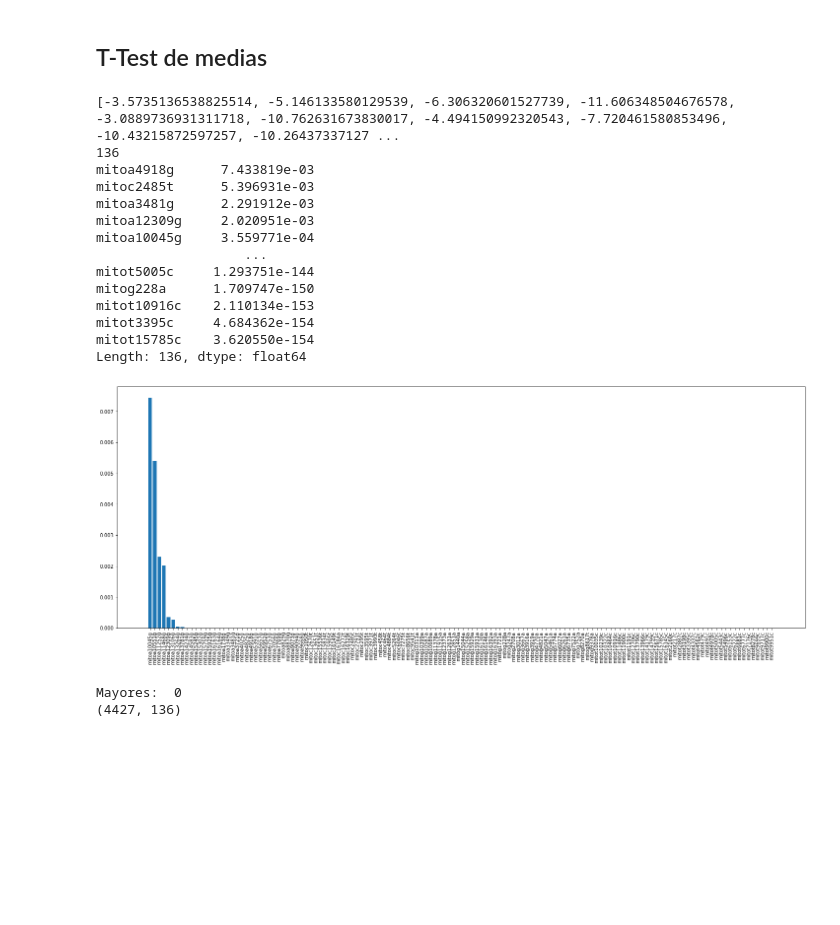
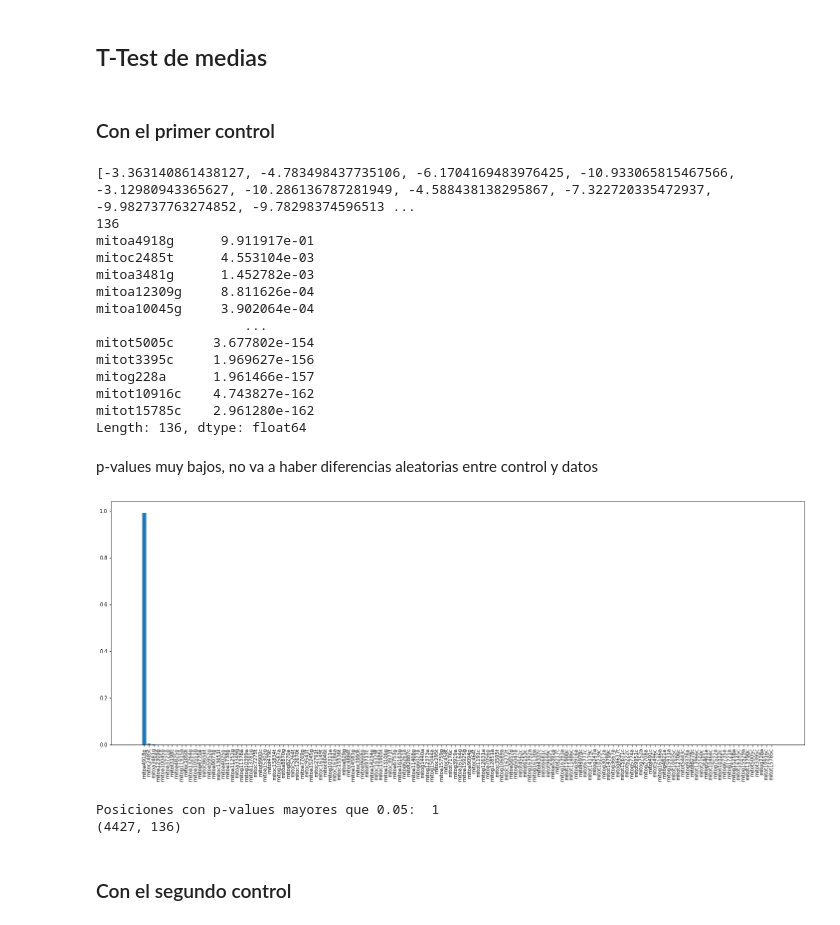
Before and after one commit to victory06/TFG, a Jupyter notebook: Second.ipynb, the cells around one changed output. Drawn from its saved outputs; the diff is of its cells as text; code cells hidden in the pictures; blank space fills up the shorter version.

```diff
--- a/Second.ipynb
+++ b/Second.ipynb
@@ -2181,6 +2185,21 @@ plt.bar(medias_control.index, medias_control.values, alpha=0.4, color='g', label
 plt.xticks(rotation='vertical')
 plt.legend(loc='upper right')
 plt.show()
+
+print()
+
+plt.rcParams["figure.figsize"] = (20,9)
+ax1 = fig.add_subplot(111)
+#Empiezo en 1 porque la columna 0 es el género
+medias_control1=control.mean()[1:]
+medias_control2=control2.mean()[1:]
+
+plt.bar(medias_control1.index, medias_control1.values, alpha=0.5, color='r', label='Primer control')
+plt.xticks(rotation='vertical')
+plt.bar(medias_control2.index, medias_control2.values, alpha=0.4, color='g', label='Segundo control')
+plt.xticks(rotation='vertical')
+plt.legend(loc='upper right')
+plt.show()
 # %% [output]
 A value is trying to be set on a copy of a slice from a DataFrame
 
@@ -2192,45 +2212,65 @@ No hay datos perdidos
 # %% [markdown]
 ## T-Test de medias
+# %% [markdown]
+### Con el primer control
+# %%
+from scipy.stats import ttest_ind
+def t_test(x,y,alternative='both-sided'):
+    tts, double_p = ttest_ind(x,y,equal_var = False)
+    if alternative == 'both-sided':
+        pval = double_p
+    elif alternative == 'greater':
+        if np.mean(x) > np.mean(y):
+            pval = double_p/2.
+        else:
+            pval = 1.0 - double_p/2.
+    elif alternative == 'less':
+        if np.mean(x) < np.mean(y):
+            pval = double_p/2.
+        else:
+            pval = 1.0 - double_p/2.
+    return tts, pval
 # %%
-from scipy import stats
-wil=[]
+tt=[]
 pv=[]
 for i in range(0,data.shape[1]):
-    w, p = stats.ttest_ind(data.iloc[:,i], control.iloc[:,i])
-    wil.append(w)
+    w, p = t_test(data.iloc[:,i], control.iloc[:,i], 'less')
+    tt.append(w)
     pv.append(p)
 
-print(wil)
+print(tt)
 print(data.shape[1])
 
 p_values = pd.Series(pv,index=ncx)
 p_values.sort_values(ascending = False , inplace = True)
 print(p_values)
 # %% [output]
-[-3.5735136538825514, -5.146133580129539, -6.306320601527739, -11.606348504676578, -3.0889736931311718, -10.762631673830017, -4.494150992320543, -7.720461580853496, -10.43215872597257, -10.26437337127 ...
+[-3.363140861438127, -4.783498437735106, -6.1704169483976425, -10.933065815467566, -3.12980943365627, -10.286136787281949, -4.588438138295867, -7.322720335472937, -9.982737763274852, -9.78298374596513 ...
 136
-mitoa4918g      7.433819e-03
-mitoc2485t      5.396931e-03
-mitoa3481g      2.291912e-03
-mitoa12309g     2.020951e-03
-mitoa10045g     3.559771e-04
+mitoa4918g      9.911917e-01
+mitoc2485t      4.553104e-03
+mitoa3481g      1.452782e-03
+mitoa12309g     8.811626e-04
+mitoa10045g     3.902064e-04
                    ...
-mitot5005c     1.293751e-144
-mitog228a      1.709747e-150
-mitot10916c    2.110134e-153
-mitot3395c     4.684362e-154
-mitot15785c    3.620550e-154
+mitot5005c     3.677802e-154
+mitot3395c     1.969627e-156
+mitog228a      1.961466e-157
+mitot10916c    4.743827e-162
+mitot15785c    2.961280e-162
 Length: 136, dtype: float64
+# %% [markdown]
+p-values muy bajos, no va a haber diferencias aleatorias entre control y datos
 # %%
 import matplotlib.pyplot as plt
 #Grafica de los p-values
 fig = plt.figure(figsize=(25, 9))
-langs = ncx
+langs = p_values.index
 plt.bar(langs,p_values)
 plt.xticks(rotation=90)
 plt.show()
 # %% [output]
-[figure, old version]
+[figure, new version]
 # %%
 THRESHOLD_P_VALUE = 0.05
 
@@ -2239,8 +2279,10 @@ for i in p_values:
   if i > THRESHOLD_P_VALUE:
     mayores+=1
 
-print("Mayores: ", mayores)
+print("Posiciones con p-values mayores que 0.05: ", mayores)
 print(x.shape)
 # %% [output]
-Mayores:  0
+Posiciones con p-values mayores que 0.05:  1
 (4427, 136)
+# %% [markdown]
+### Con el segundo control
```
Also changed, not shown: parts of 17 cells of this notebook.
